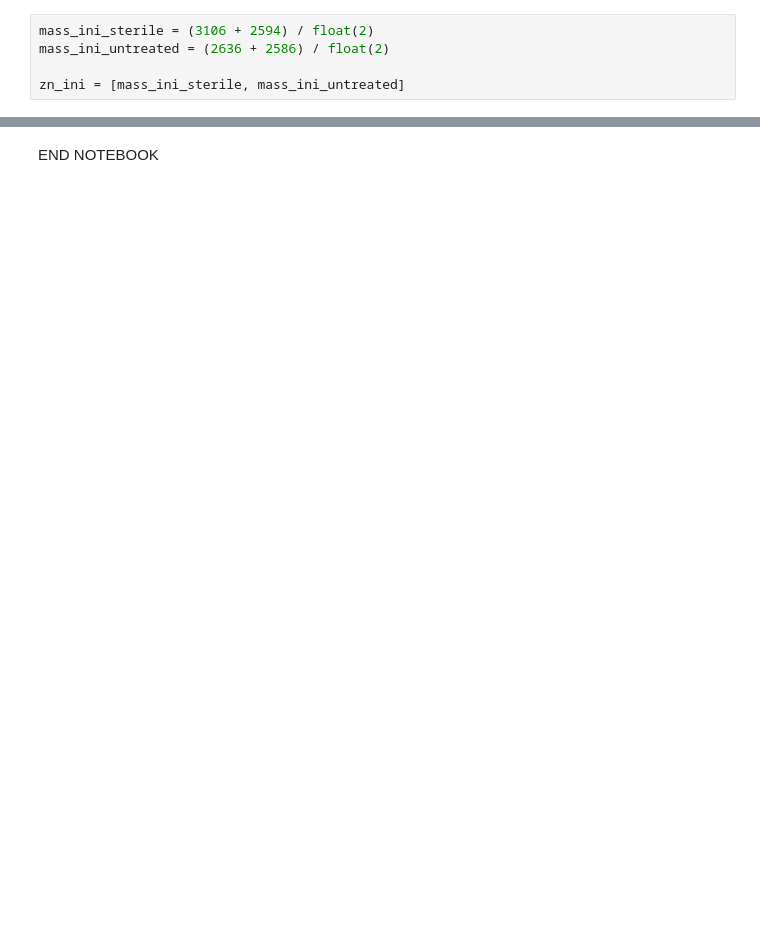
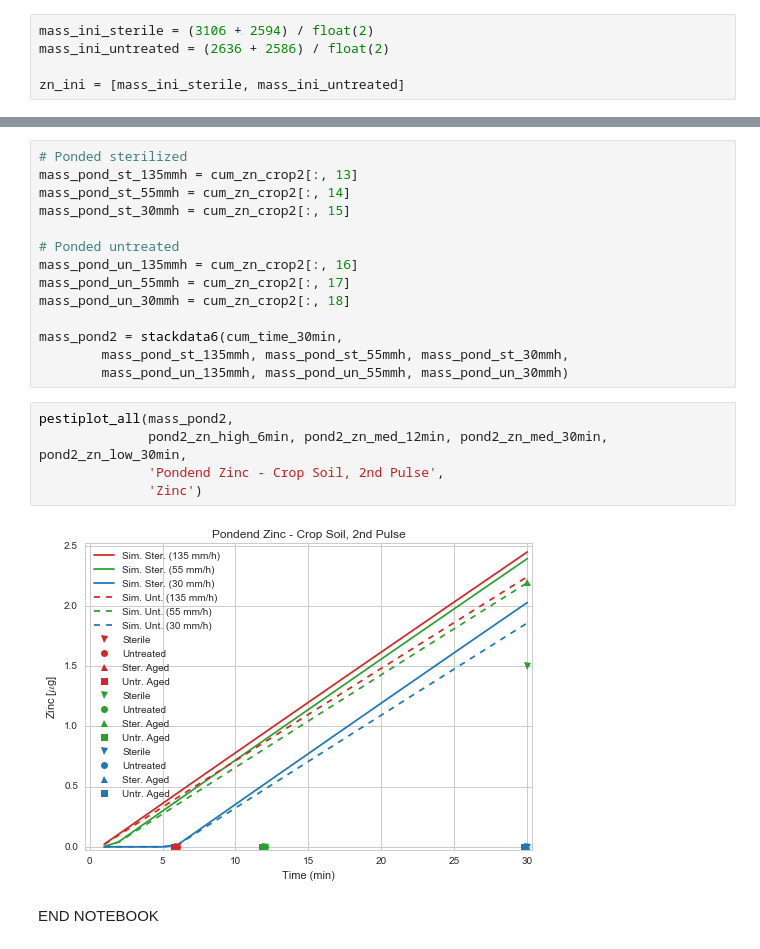
Before and after one commit to DayTimeChunks/LeachingSimulations, a Jupyter notebook: Leaching Model - Annual Crop Soil.ipynb, the cells around one changed output, grey strips where cells are left out. Cells and saved outputs as stored; diff of their text form; blank space fills up the shorter version.

```diff
--- a/Leaching Model - Annual Crop Soil.ipynb
+++ b/Leaching Model - Annual Crop Soil.ipynb
@@ -1117,2 +1326,23 @@ Source: Allisson and Allison, 2005 (EPA/600/R-05/074)
+# %%
+# Ponded sterilized
+mass_pond_st_135mmh = cum_zn_crop2[:, 13]
+mass_pond_st_55mmh = cum_zn_crop2[:, 14]
+mass_pond_st_30mmh = cum_zn_crop2[:, 15]
+
+# Ponded untreated
+mass_pond_un_135mmh = cum_zn_crop2[:, 16]
+mass_pond_un_55mmh = cum_zn_crop2[:, 17]
+mass_pond_un_30mmh = cum_zn_crop2[:, 18]
+
+mass_pond2 = stackdata6(cum_time_30min,
+        mass_pond_st_135mmh, mass_pond_st_55mmh, mass_pond_st_30mmh,
+        mass_pond_un_135mmh, mass_pond_un_55mmh, mass_pond_un_30mmh)
+# %%
+pestiplot_all(mass_pond2,
+              pond2_zn_high_6min, pond2_zn_med_12min, pond2_zn_med_30min, pond2_zn_low_30min,
+              'Pondend Zinc - Crop Soil, 2nd Pulse',
+              'Zinc')
+# %% [output]
+[figure, added]
 # %% [markdown]
 END NOTEBOOK
```
Also changed, not shown: parts of 27 cells of this notebook, 1 other file.
